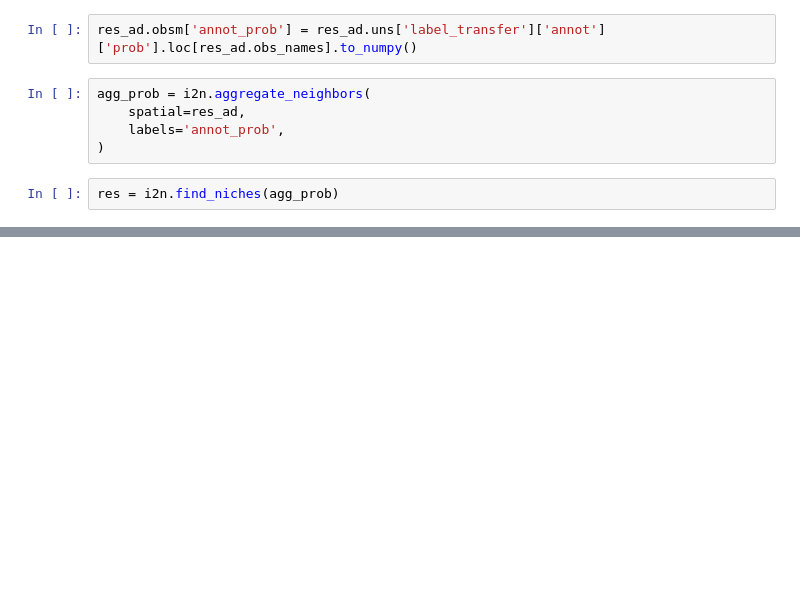
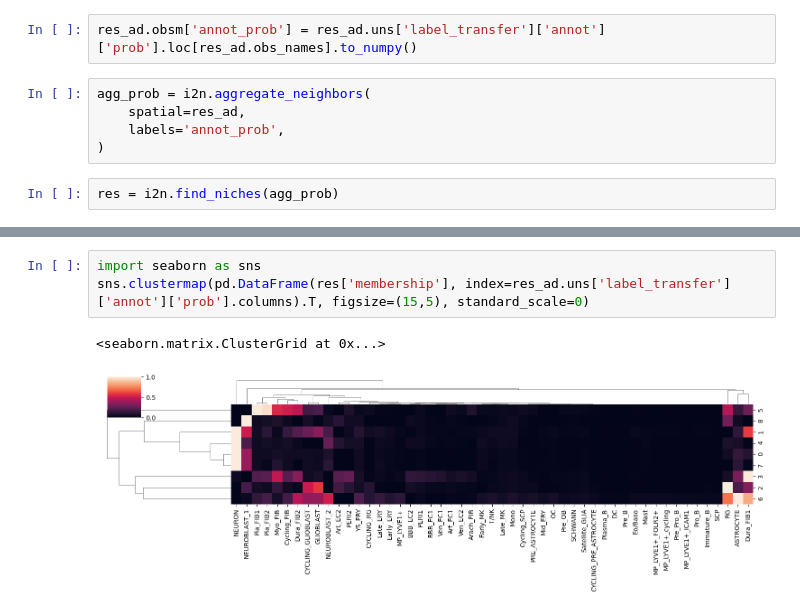
Before and after one commit to Teichlab/nichefinder, a Jupyter notebook: notebooks/test_iss2niche.ipynb, the cells around one changed output, grey strips where cells are left out. Cells and saved outputs as stored; diff of their text form; blank space fills up the shorter version.

Commit message:
fix niche plot

```diff
--- a/notebooks/test_iss2niche.ipynb
+++ b/notebooks/test_iss2niche.ipynb
@@ -159,0 +168,6 @@ i2n.plot_niches(
+# %%
+import seaborn as sns
+sns.clustermap(pd.DataFrame(res['membership'], index=res_ad.uns['label_transfer']['annot']['prob'].columns).T, figsize=(15,5), standard_scale=0)
+# %% [output]
+<seaborn.matrix.ClusterGrid at 0x...>
+[figure, added]
```
Also changed, not shown: parts of 4 cells of this notebook, 1 other file.
